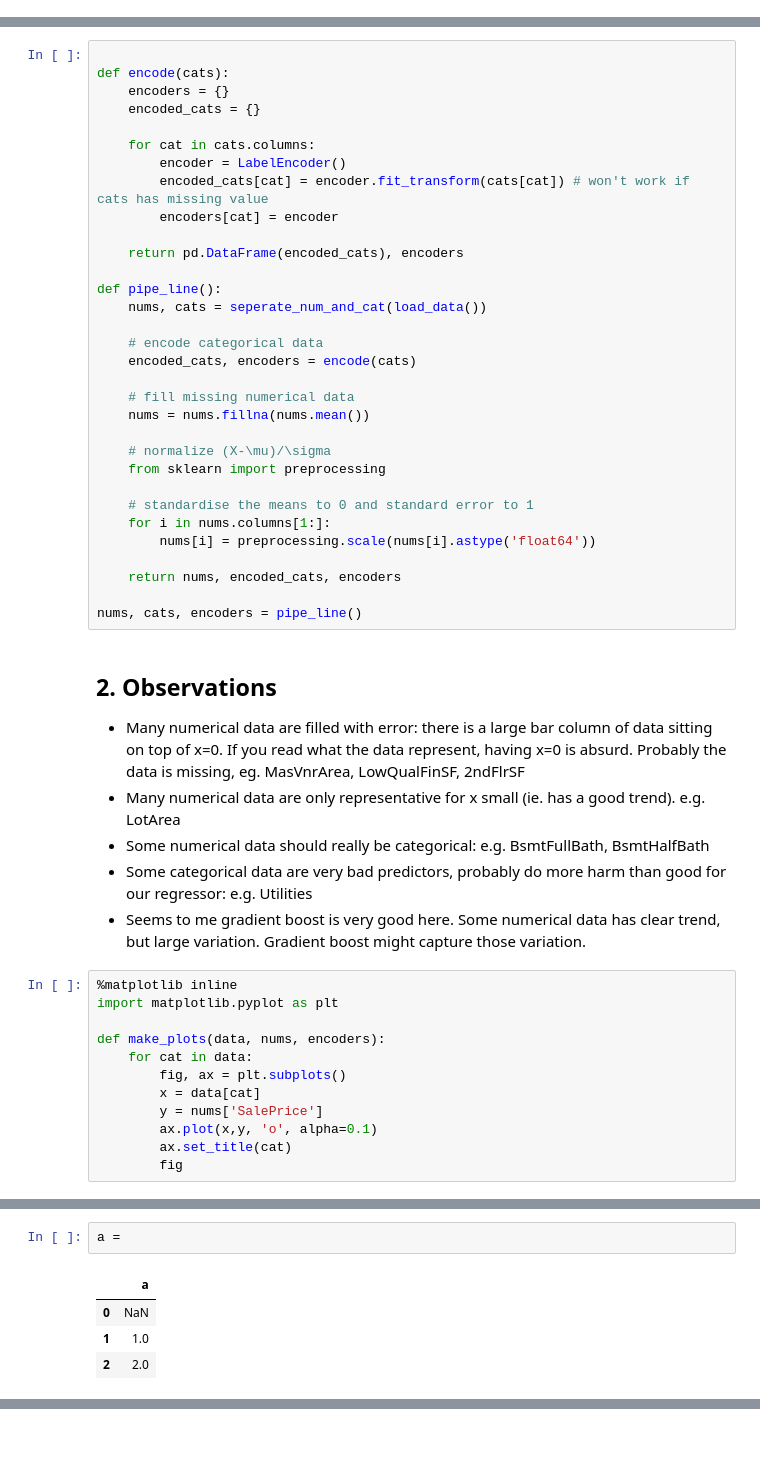
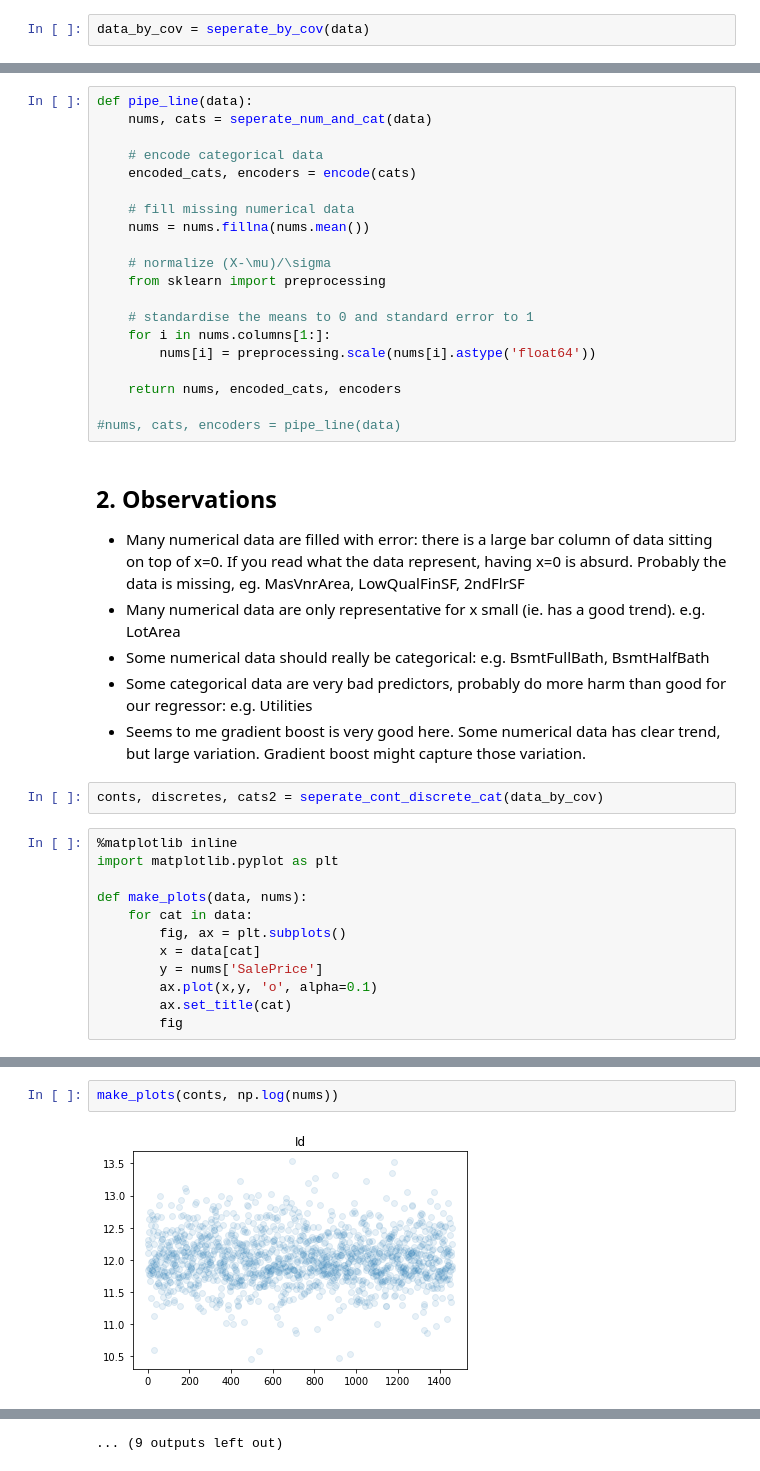
Before and after one commit to nehcili/kaggle, a Jupyter notebook: housing/housing_data_analysis.ipynb, the cells around one changed output, grey strips where cells are left out. Saved outputs shown, nothing was run; the diff lists cells and outputs as text; blank space fills up the shorter version.

```diff
--- a/housing/housing_data_analysis.ipynb
+++ b/housing/housing_data_analysis.ipynb
@@ -148,0 +207,2 @@ by_cat = seperate_by_cat(load_data())
+# %%
+data_by_cov = seperate_by_cov(data)
@@ -149,20 +219,8 @@ by_cat = seperate_by_cat(load_data())
 # %% [markdown]
 ## 3 Fill missing Data and Encoding categorical data.
 # %%
-
-def encode(cats):
-    encoders = {}
-    encoded_cats = {}
-
-    for cat in cats.columns:
-        encoder = LabelEncoder()
-        encoded_cats[cat] = encoder.fit_transform(cats[cat]) # won't work if cats has missing value
-        encoders[cat] = encoder
-
-    return pd.DataFrame(encoded_cats), encoders
-
-def pipe_line():
-    nums, cats = seperate_num_and_cat(load_data())
+def pipe_line(data):
+    nums, cats = seperate_num_and_cat(data)
 
     # encode categorical data
     encoded_cats, encoders = encode(cats)
@@ -179,7 +237,7 @@ def pipe_line():
 
     return nums, encoded_cats, encoders
 
-nums, cats, encoders = pipe_line()
+#nums, cats, encoders = pipe_line(data)
 # %% [markdown]
 ## 2. Observations
 - Many numerical data are filled with error: there is a large bar column of data sitting on top of x=0. If you read what the data represent, having x=0 is absurd. Probably the data is missing, eg. MasVnrArea, LowQualFinSF, 2ndFlrSF
@@ -187,11 +245,13 @@ nums, cats, encoders = pipe_line()
 - Some numerical data should really be categorical: e.g. BsmtFullBath, BsmtHalfBath
 - Some categorical data are very bad predictors, probably do more harm than good for our regressor: e.g. Utilities
 - Seems to me gradient boost is very good here. Some numerical data has clear trend, but large variation. Gradient boost might capture those variation.
+# %%
+conts, discretes, cats2 = seperate_cont_discrete_cat(data_by_cov)
 # %%
 %matplotlib inline
 import matplotlib.pyplot as plt
 
-def make_plots(data, nums, encoders):
+def make_plots(data, nums):
     for cat in data:
         fig, ax = plt.subplots()
         x = data[cat]
@@ -241,7 +262,4 @@ nums.cov()
-# %%
-a =
-# %% [output]
-|  | a |
-| 0 | NaN |
-| 1 | 1.0 |
-| 2 | 2.0 |
+# %%
+make_plots(conts, np.log(nums))
+# %% [output]
+[figure, added]
@@ -247,0 +277 @@ a =
+... (9 outputs left out)
```
Also changed, not shown: parts of 20 cells of this notebook, 6 other files.
